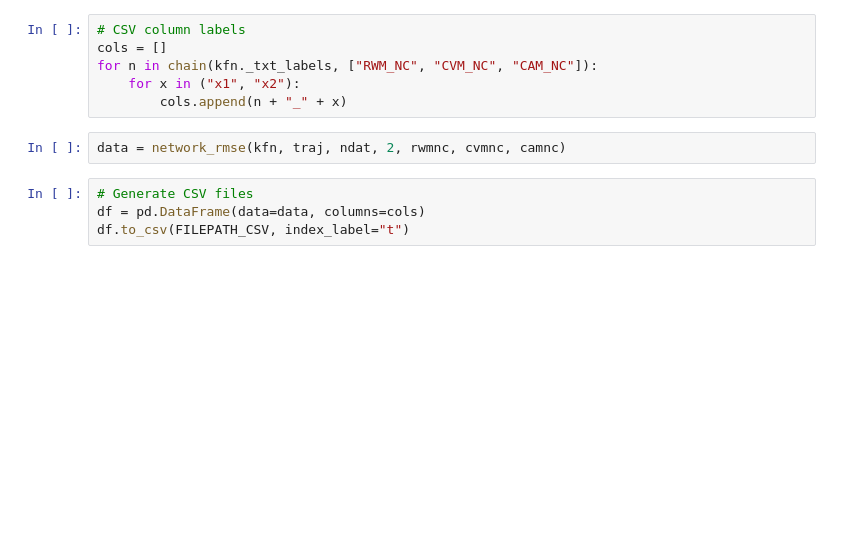
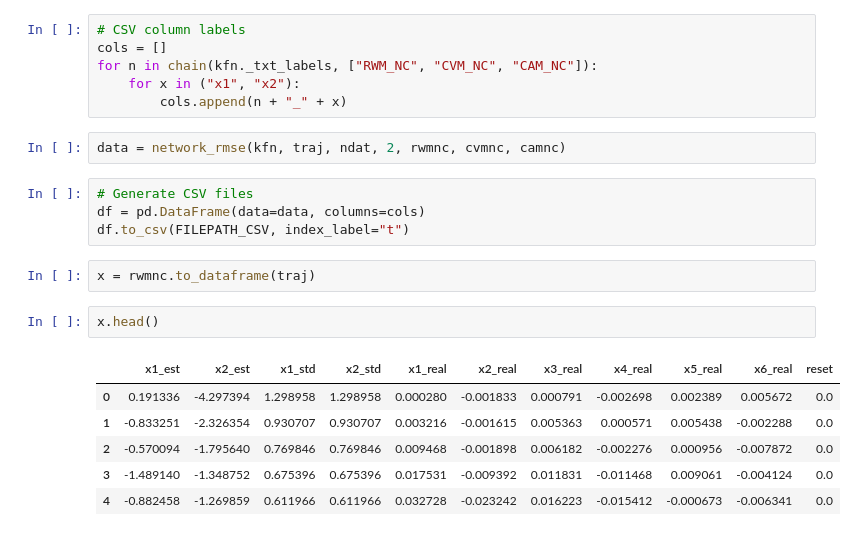
Before and after one commit to maiquang/maithanh-thesis-src, a Jupyter notebook: sim_template.ipynb, the cells around one changed output. Cells and saved outputs as stored; diff of their text form; blank space fills up the shorter version.

```diff
--- a/sim_template.ipynb
+++ b/sim_template.ipynb
@@ -176,3 +173,14 @@ data = network_rmse(kfn, traj, ndat, 2, rwmnc, cvmnc, camnc)
 # Generate CSV files
 df = pd.DataFrame(data=data, columns=cols)
 df.to_csv(FILEPATH_CSV, index_label="t")
+# %%
+x = rwmnc.to_dataframe(traj)
+# %%
+x.head()
+# %% [output]
+|  | x1_est | x2_est | x1_std | x2_std | x1_real | x2_real | x3_real | x4_real | x5_real | x6_real | reset |
+| 0 | 0.191336 | -4.297394 | 1.298958 | 1.298958 | 0.000280 | -0.001833 | 0.000791 | -0.002698 | 0.002389 | 0.005672 | 0.0 |
+| 1 | -0.833251 | -2.326354 | 0.930707 | 0.930707 | 0.003216 | -0.001615 | 0.005363 | 0.000571 | 0.005438 | -0.002288 | 0.0 |
+| 2 | -0.570094 | -1.795640 | 0.769846 | 0.769846 | 0.009468 | -0.001898 | 0.006182 | -0.002276 | 0.000956 | -0.007872 | 0.0 |
+| 3 | -1.489140 | -1.348752 | 0.675396 | 0.675396 | 0.017531 | -0.009392 | 0.011831 | -0.011468 | 0.009061 | -0.004124 | 0.0 |
+| 4 | -0.882458 | -1.269859 | 0.611966 | 0.611966 | 0.032728 | -0.023242 | 0.016223 | -0.015412 | -0.000673 | -0.006341 | 0.0 |
```
Also changed, not shown: parts of 4 cells of this notebook, 2 other files.
